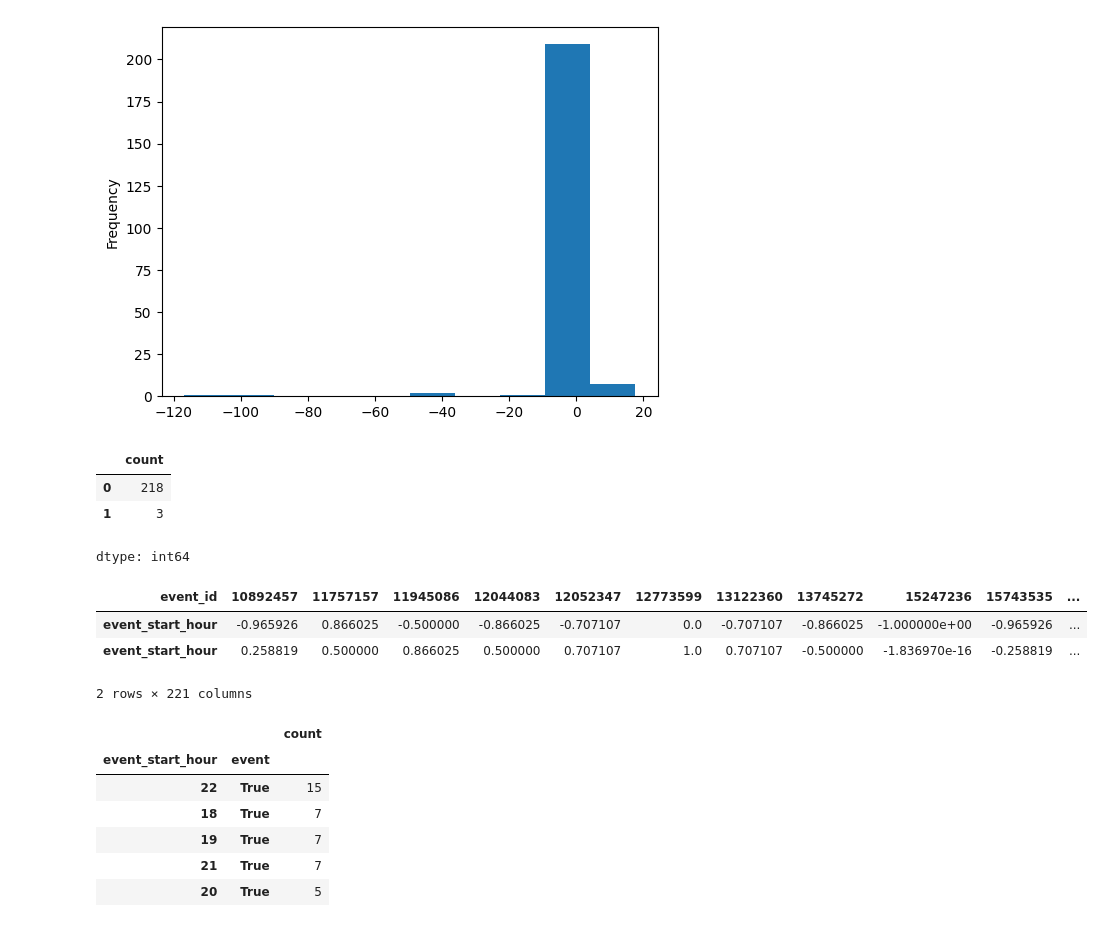
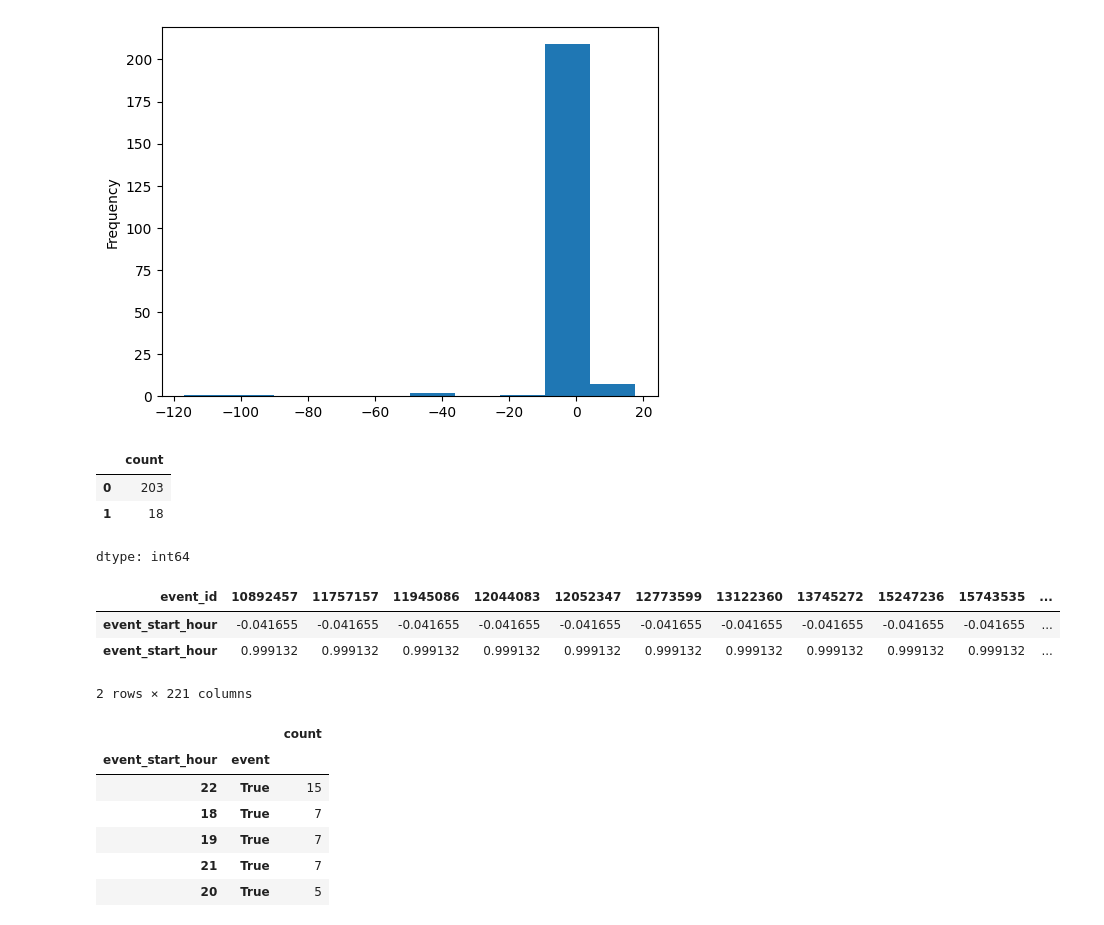
Before and after one commit to Ruks-7/WiDS-Global-Datathon-2026, a Jupyter notebook: WiDS_Datathon_2026_Version_4.ipynb, the cells around one changed output. Saved outputs shown, nothing was run; the diff lists cells and outputs as text; code cells hidden in the pictures.

```diff
--- a/WiDS_Datathon_2026_Version_4.ipynb
+++ b/WiDS_Datathon_2026_Version_4.ipynb
@@ -589,18 +633,18 @@ df_train["dist_accel_m_per_h2"].plot(
 <Axes: ylabel='Frequency'>
 [figure]
 # %%
-((df_train["dist_change_ci_0_5h"] < -250) & (df_train["dist_accel_m_per_h2"] < -20)).astype(int).value_counts()
+((df_train["dist_change_ci_0_5h"] < 10) & (df_train["dist_accel_m_per_h2"] < 0)).astype(int).value_counts()
 # %% [output]
 |  | count |
-| 0 | 218 |
-| 1 | 3 |
+| 0 | 203 |
+| 1 | 18 |
 dtype: int64
 # %%
-pd.DataFrame([(np.sin(2 * np.pi * df_train["event_start_hour"] / 24)), (np.cos(2 * np.pi * df_train["event_start_hour"] / 24))]).head()
+pd.DataFrame([(np.sin(2 * np.pi * df_train["event_start_hour"] - 1 / 24)), (np.cos(2 * np.pi * df_train["event_start_hour"] - 1/ 24))]).head()
 # %% [output]
 | event_id | 10892457 | 11757157 | 11945086 | 12044083 | 12052347 | 12773599 | 13122360 | 13745272 | 15247236 | 15743535 | ... |
-| event_start_hour | -0.965926 | 0.866025 | -0.500000 | -0.866025 | -0.707107 | 0.0 | -0.707107 | -0.866025 | -1.000000e+00 | -0.965926 | ... |
-| event_start_hour | 0.258819 | 0.500000 | 0.866025 | 0.500000 | 0.707107 | 1.0 | 0.707107 | -0.500000 | -1.836970e-16 | -0.258819 | ... |
+| event_start_hour | -0.041655 | -0.041655 | -0.041655 | -0.041655 | -0.041655 | -0.041655 | -0.041655 | -0.041655 | -0.041655 | -0.041655 | ... |
+| event_start_hour | 0.999132 | 0.999132 | 0.999132 | 0.999132 | 0.999132 | 0.999132 | 0.999132 | 0.999132 | 0.999132 | 0.999132 | ... |
 2 rows × 221 columns
 # %%
 search = df_train[["event_start_hour", "event"]].sort_values(by = "event_start_hour", ascending = False)
```
Also changed, not shown: parts of 30 cells of this notebook.
